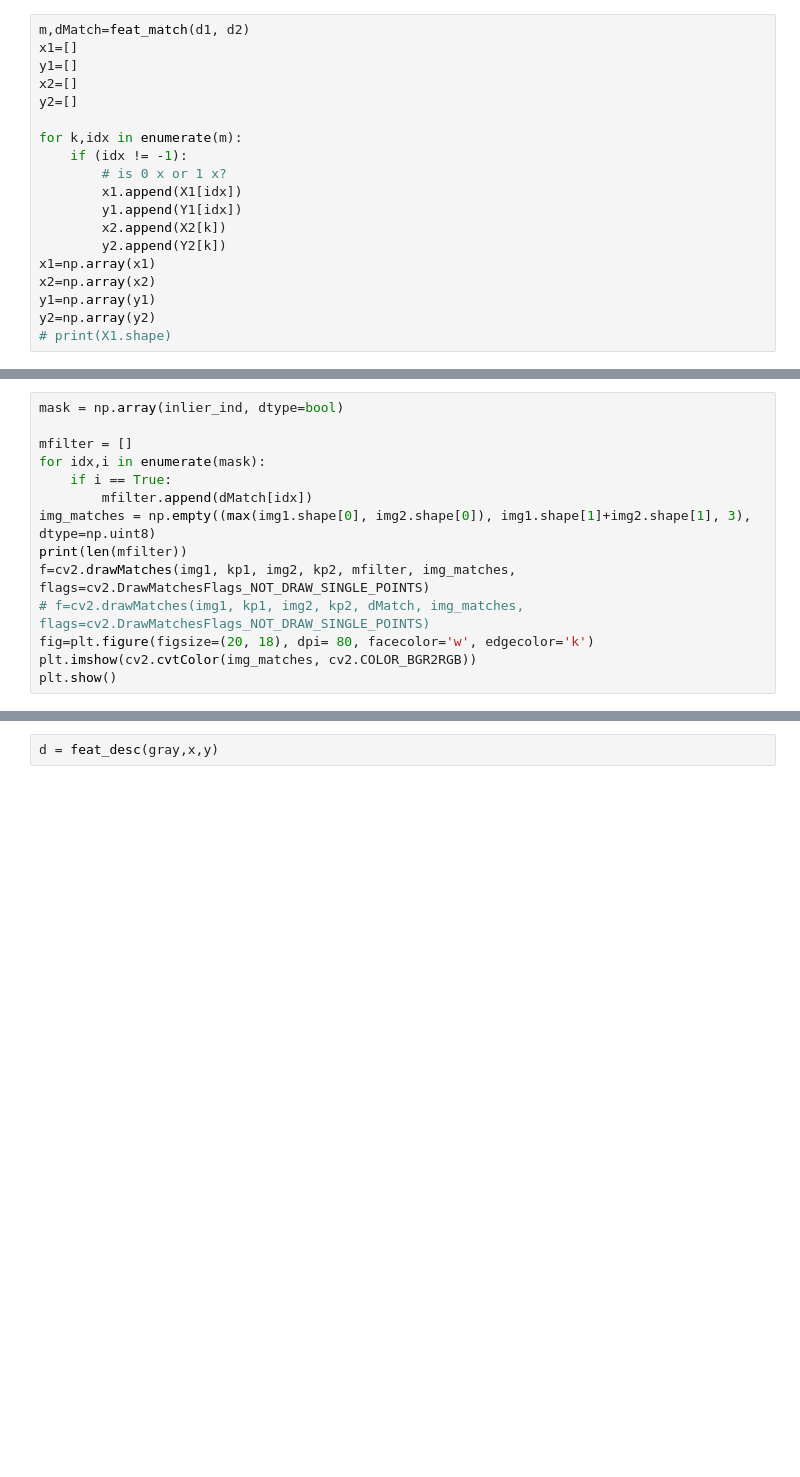
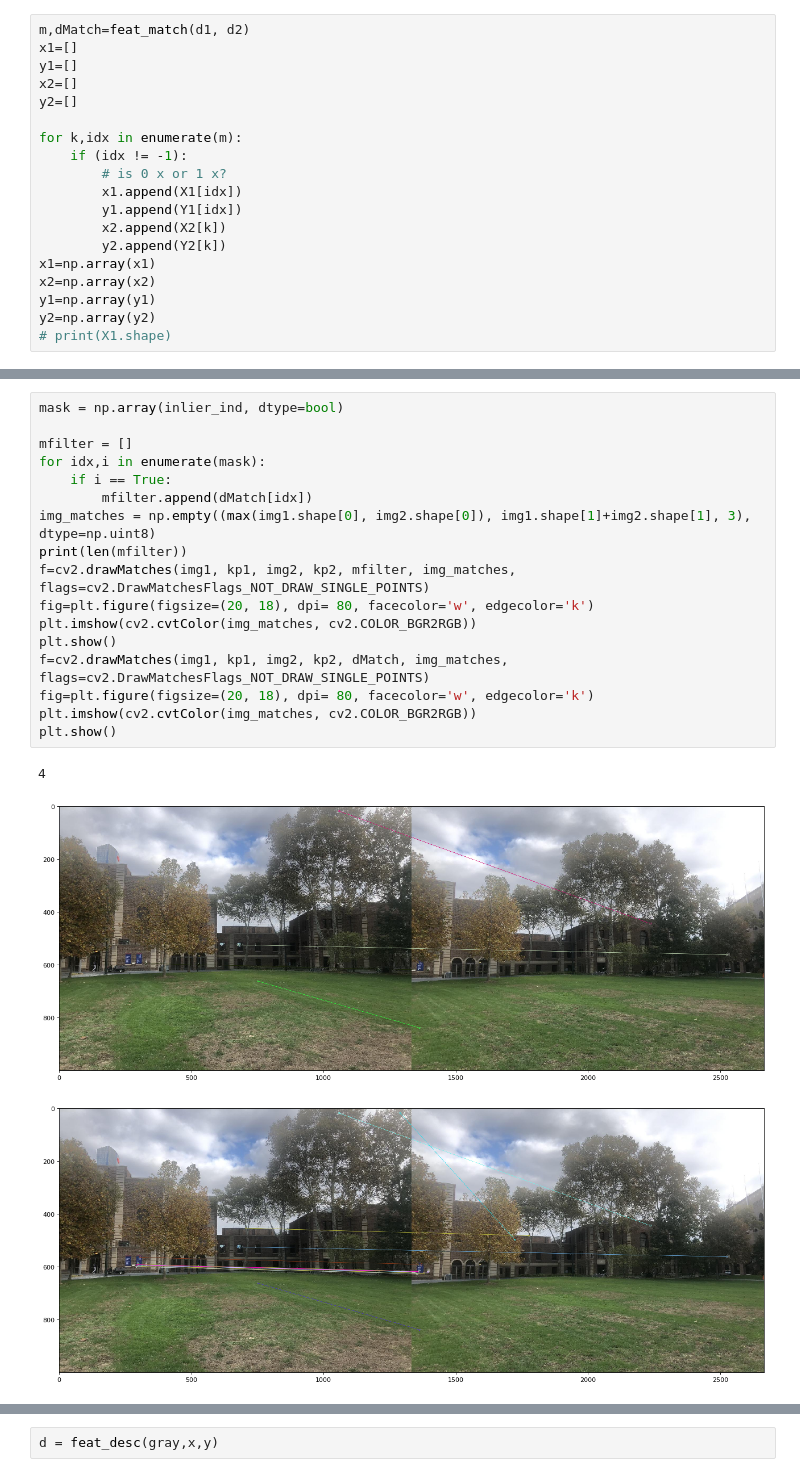
Before and after one commit to shortstheory/cis581-3a, a Jupyter notebook: Playground.ipynb, the cells around one changed output, grey strips where cells are left out. Drawn from its saved outputs; the diff is of its cells as text; blank space fills up the shorter version.

```diff
--- a/Playground.ipynb
+++ b/Playground.ipynb
@@ -93,17 +99,24 @@ plt.show()
 # %%
 mask = np.array(inlier_ind, dtype=bool)
 
 mfilter = []
 for idx,i in enumerate(mask):
     if i == True:
         mfilter.append(dMatch[idx])
 img_matches = np.empty((max(img1.shape[0], img2.shape[0]), img1.shape[1]+img2.shape[1], 3), dtype=np.uint8)
 print(len(mfilter))
 f=cv2.drawMatches(img1, kp1, img2, kp2, mfilter, img_matches, flags=cv2.DrawMatchesFlags_NOT_DRAW_SINGLE_POINTS)
-# f=cv2.drawMatches(img1, kp1, img2, kp2, dMatch, img_matches, flags=cv2.DrawMatchesFlags_NOT_DRAW_SINGLE_POINTS)
 fig=plt.figure(figsize=(20, 18), dpi= 80, facecolor='w', edgecolor='k')
 plt.imshow(cv2.cvtColor(img_matches, cv2.COLOR_BGR2RGB))
 plt.show()
+f=cv2.drawMatches(img1, kp1, img2, kp2, dMatch, img_matches, flags=cv2.DrawMatchesFlags_NOT_DRAW_SINGLE_POINTS)
+fig=plt.figure(figsize=(20, 18), dpi= 80, facecolor='w', edgecolor='k')
+plt.imshow(cv2.cvtColor(img_matches, cv2.COLOR_BGR2RGB))
+plt.show()
+# %% [output]
+4
+[figure, added]
+[figure, added]
 # %%
 fig=plt.figure(figsize=(16, 12), dpi= 80, facecolor='w', edgecolor='k')
 plt.imshow(img)
```
Also changed, not shown: parts of 6 cells of this notebook, 2 other files.
